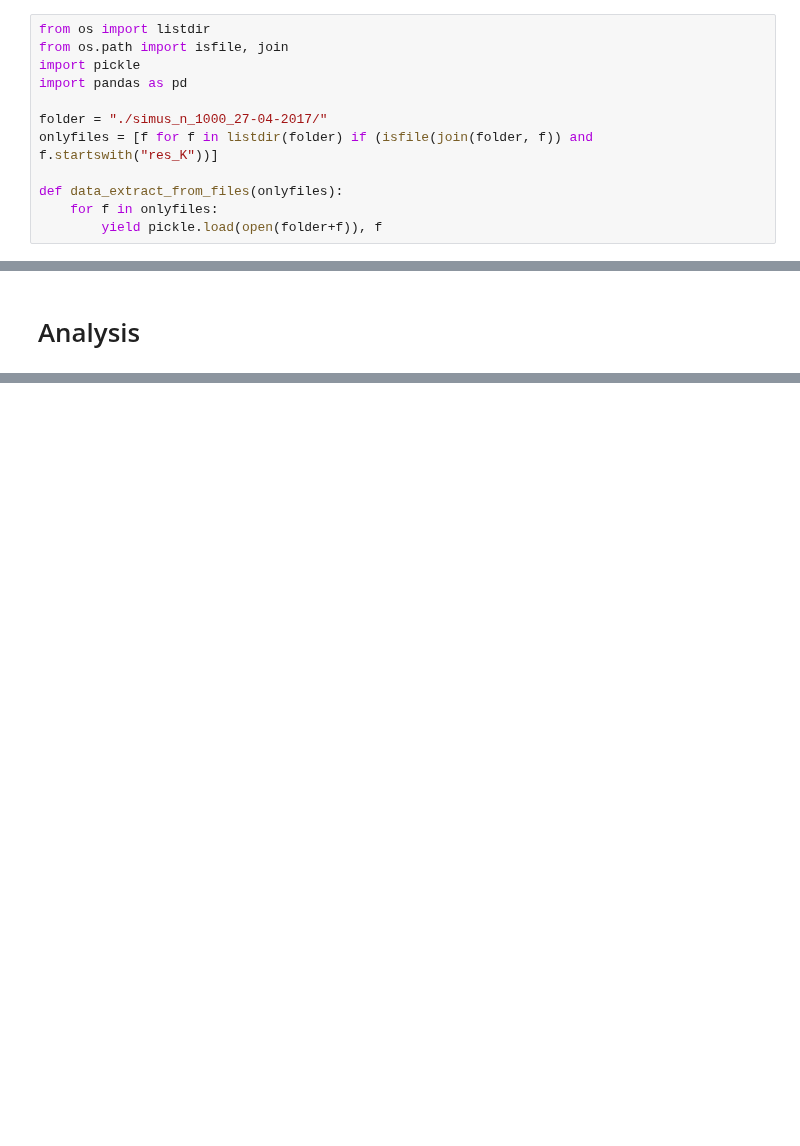
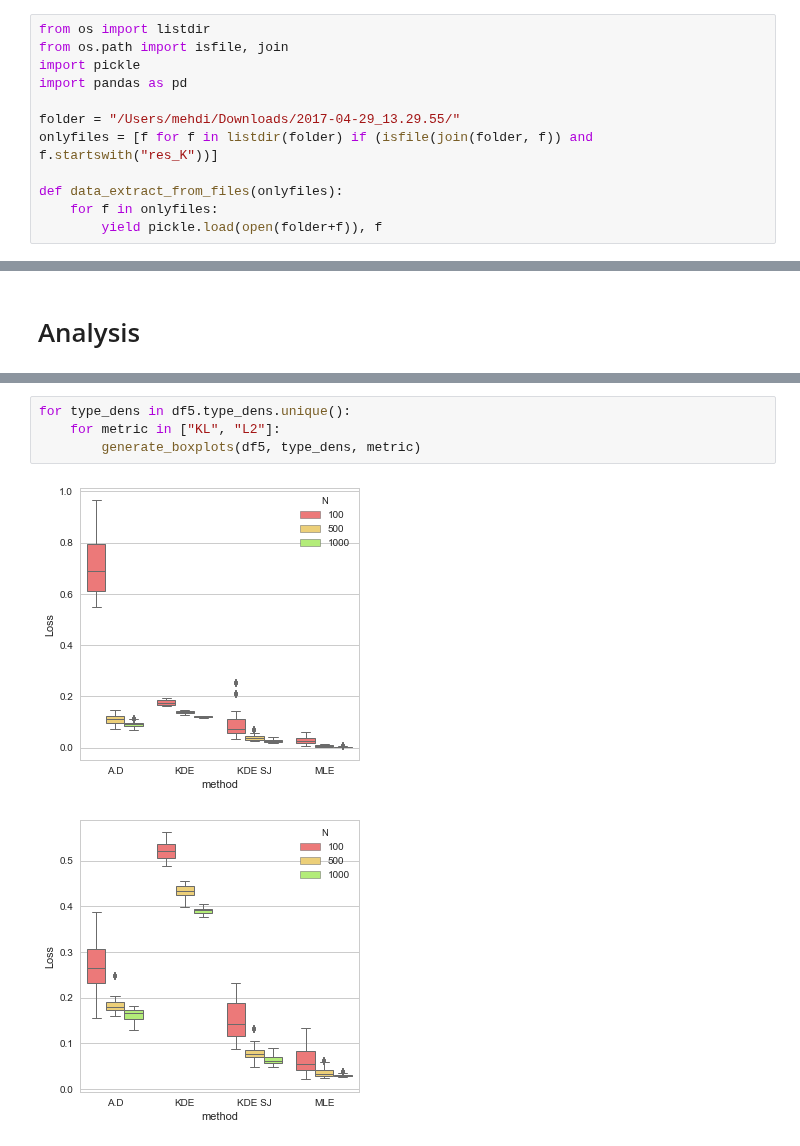
Before and after one commit to mehdisebbar/kl-aggregation, a Jupyter notebook: weight_vector_simulations_paper/weight_vector_estim_code/result extract v2.ipynb, the cells around one changed output, grey strips where cells are left out. Drawn from its saved outputs; the diff is of its cells as text; blank space fills up the shorter version.

```diff
--- a/weight_vector_simulations_paper/weight_vector_estim_code/result extract v2.ipynb
+++ b/weight_vector_simulations_paper/weight_vector_estim_code/result extract v2.ipynb
@@ -11,7 +11,7 @@ from os.path import isfile, join
 import pickle
 import pandas as pd
 
-folder = "./simus_n_1000_27-04-2017/"
+folder = "/Users/mehdi/Downloads/2017-04-29_13.29.55/"
 onlyfiles = [f for f in listdir(folder) if (isfile(join(folder, f)) and f.startswith("res_K"))]
 
 def data_extract_from_files(onlyfiles):
@@ -255,0 +343,7 @@ df_results['lapl_gauss_not_dict_L2_norm_kde_hsj'].median()
+# %%
+for type_dens in df5.type_dens.unique():
+    for metric in ["KL", "L2"]:
+        generate_boxplots(df5, type_dens, metric)
+# %% [output]
+[figure, added]
+[figure, added]
```
Also changed, not shown: parts of 20 cells of this notebook, 2 other files.
